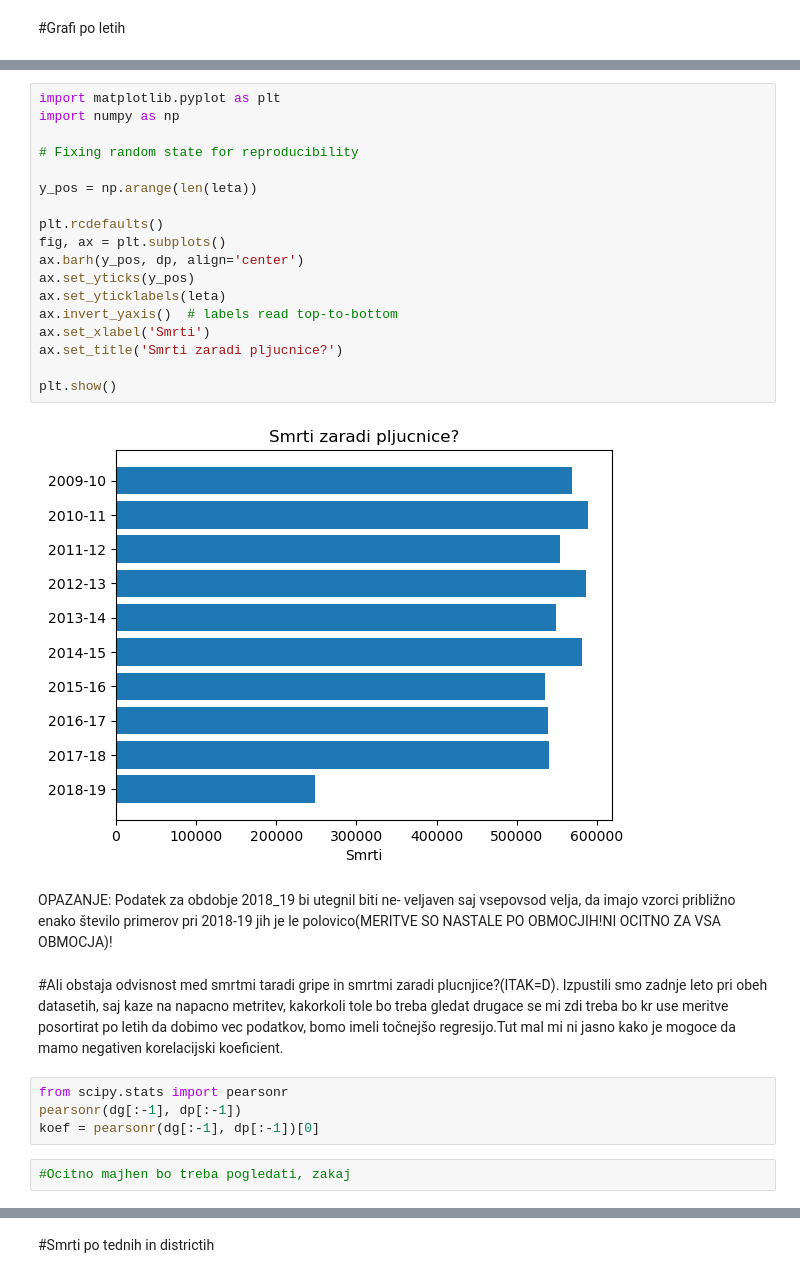
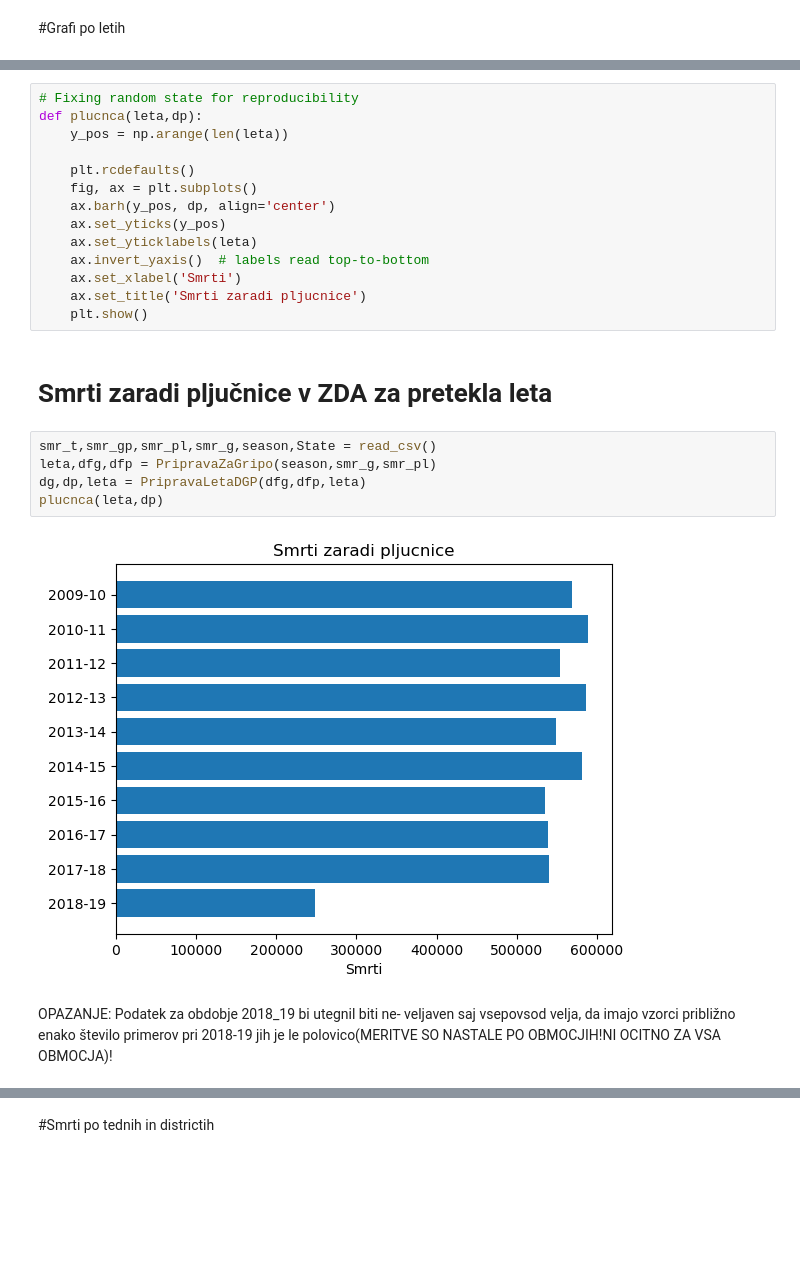
Before and after one commit to Zan-23/PR20NERJZ, a Jupyter notebook: notebooks/NikolajPopovic.ipynb, the cells around one changed output, grey strips where cells are left out. Saved outputs shown, nothing was run; the diff lists cells and outputs as text; blank space fills up the shorter version.

```diff
--- a/notebooks/NikolajPopovic.ipynb
+++ b/notebooks/NikolajPopovic.ipynb
@@ -72,30 +199,25 @@ plt.show()
 # %%
-import matplotlib.pyplot as plt
-import numpy as np
+# Fixing random state for reproducibility
+def plucnca(leta,dp):
+    y_pos = np.arange(len(leta))
 
-# Fixing random state for reproducibility
-
-y_pos = np.arange(len(leta))
-
-plt.rcdefaults()
-fig, ax = plt.subplots()
-ax.barh(y_pos, dp, align='center')
-ax.set_yticks(y_pos)
-ax.set_yticklabels(leta)
-ax.invert_yaxis()  # labels read top-to-bottom
-ax.set_xlabel('Smrti')
-ax.set_title('Smrti zaradi pljucnice?')
-
-plt.show()
+    plt.rcdefaults()
+    fig, ax = plt.subplots()
+    ax.barh(y_pos, dp, align='center')
+    ax.set_yticks(y_pos)
+    ax.set_yticklabels(leta)
+    ax.invert_yaxis()  # labels read top-to-bottom
+    ax.set_xlabel('Smrti')
+    ax.set_title('Smrti zaradi pljucnice')
+    plt.show()
-# %% [output]
-[figure, removed]
+# %% [markdown]
+# Smrti zaradi pljučnice v ZDA za pretekla leta
+# %%
+smr_t,smr_gp,smr_pl,smr_g,season,State = read_csv()
+leta,dfg,dfp = PripravaZaGripo(season,smr_g,smr_pl)
+dg,dp,leta = PripravaLetaDGP(dfg,dfp,leta)
+plucnca(leta,dp)
+# %% [output]
+[figure, added]
 # %% [markdown]
 OPAZANJE: Podatek za obdobje 2018_19 bi utegnil biti ne- veljaven saj vsepovsod velja, da imajo vzorci približno enako število primerov pri 2018-19 jih je le polovico(MERITVE SO NASTALE PO OBMOCJIH!NI OCITNO ZA VSA OBMOCJA)!
-# %% [markdown]
-#Ali obstaja odvisnost med smrtmi taradi gripe in smrtmi zaradi plucnjice?(ITAK=D). Izpustili smo zadnje leto pri obeh datasetih, saj kaze na napacno metritev, kakorkoli tole bo treba gledat drugace se mi zdi treba bo kr use meritve posortirat po letih da dobimo vec podatkov, bomo imeli točnejšo regresijo.Tut mal mi ni jasno kako je mogoce da mamo negativen korelacijski koeficient.
-# %%
-from scipy.stats import pearsonr
-pearsonr(dg[:-1], dp[:-1])
-koef = pearsonr(dg[:-1], dp[:-1])[0]
-# %%
-#Ocitno majhen bo treba pogledati, zakaj
```
Also changed, not shown: parts of 53 cells of this notebook.
